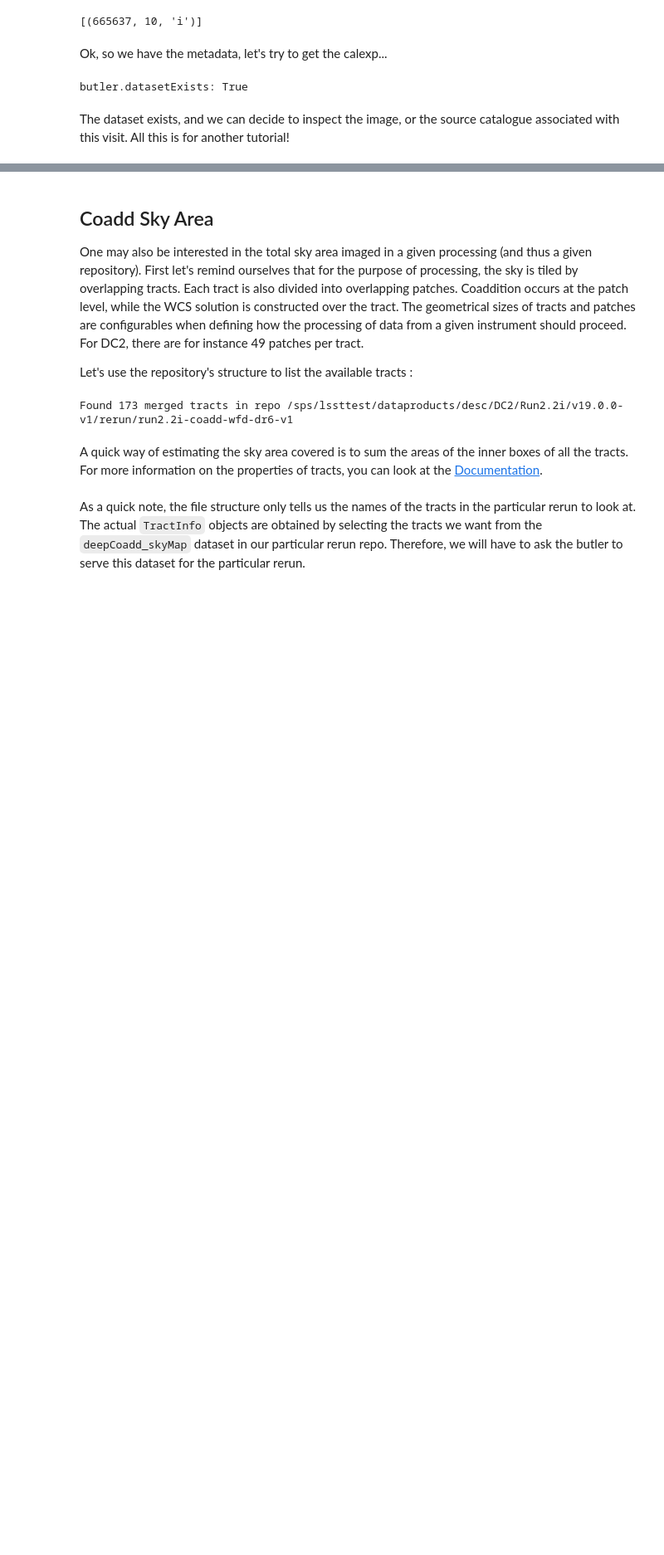
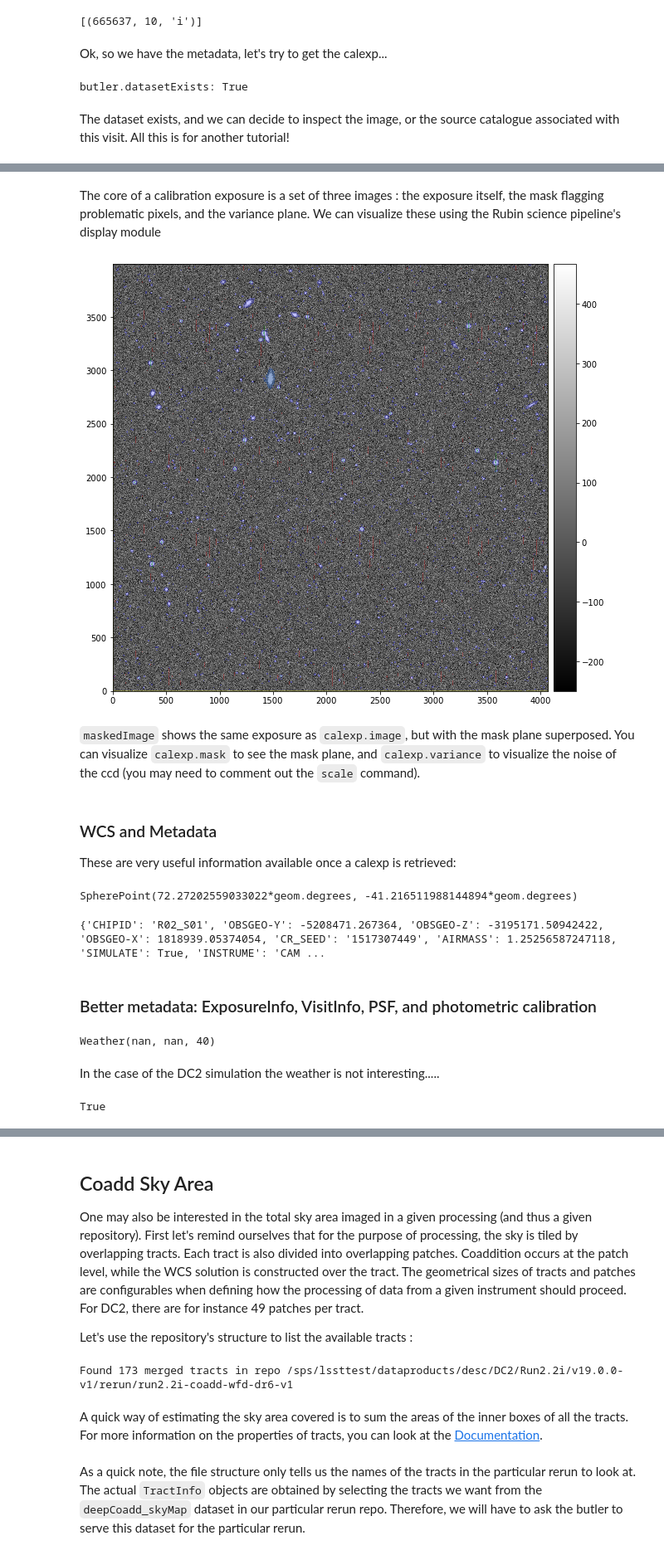
Before and after one commit to LSSTDESC/StackClub, a Jupyter notebook: Basics/Exploring_A_Data_Repo.ipynb, the cells around one changed output, grey strips where cells are left out. Shown at 83% size. Drawn from its saved outputs; the diff is of its cells as text; code cells hidden in the pictures; blank space fills up the shorter version.

Commit message:
add calexp visualization and access to metadata, psf, calibration information

```diff
--- a/Basics/Exploring_A_Data_Repo.ipynb
+++ b/Basics/Exploring_A_Data_Repo.ipynb
@@ -188,7 +188,7 @@ butler.queryMetadata('calexp', ['visit','detector','filter'], dataId=dataId)
 Ok, so we have the metadata, let's try to get the calexp...
 # %%
 try:
-    butler.get('calexp',dataId=dataId)
+    calexp = butler.get('calexp',dataId=dataId)
 except Exception as e:
     print(str(e))
     print("\nWhat? Does the data exist?")
@@ -202,0 +227,39 @@ The dataset exists, and we can decide to inspect the image, or the source catalo
+# %% [markdown]
+The core of a calibration exposure is a set of three images : the exposure itself, the mask flagging problematic pixels, and the variance plane. We can visualize these using the Rubin science pipeline's display module
+# %%
+import lsst.afw.display as afw_display
+fig = plt.figure(figsize=(10,10))
+display1 = afw_display.Display(frame=1, backend='matplotlib')
+display1.scale("linear", "zscale")
+display1.mtv(calexp.maskedImage)
+# %% [output]
+[figure, added]
+# %% [markdown]
+`maskedImage` shows the same exposure as `calexp.image`, but with the mask plane superposed. You can visualize `calexp.mask` to see the mask plane, and `calexp.variance` to visualize the noise of the ccd (you may need to comment out the `scale` command).
+# %% [markdown]
+### WCS and Metadata
+These are very useful information available once a calexp is retrieved:
+# %%
+wcs = calexp.getWcs()
+wcs.pixelToSky(100.0, 100.0)
+# %% [output]
+SpherePoint(72.27202559033022*geom.degrees, -41.216511988144894*geom.degrees)
+# %%
+metadata = calexp.getMetadata()
+print(metadata.toDict())
+# %% [output]
+{'CHIPID': 'R02_S01', 'OBSGEO-Y': -5208471.267364, 'OBSGEO-Z': -3195171.50942422, 'OBSGEO-X': 1818939.05374054, 'CR_SEED': '1517307449', 'AIRMASS': 1.25256587247118, 'SIMULATE': True, 'INSTRUME': 'CAM ...
+# %% [markdown]
+### Better metadata: ExposureInfo, VisitInfo, PSF, and photometric calibration
+# %%
+calexp_info = calexp.getInfo()
+visit_info = calexp_info.getVisitInfo()
+visit_info.getWeather()
+# %% [output]
+Weather(nan, nan, 40)
+# %% [markdown]
+In the case of the DC2 simulation the weather is not interesting.....
+# %%
+calexp.hasPsf()
+# %% [output]
+True
```
Also changed, not shown: parts of 4 cells of this notebook.
